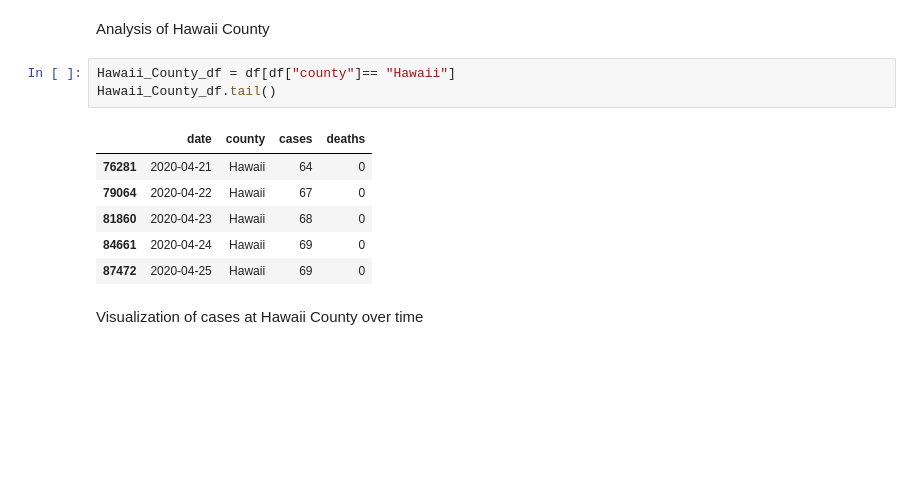
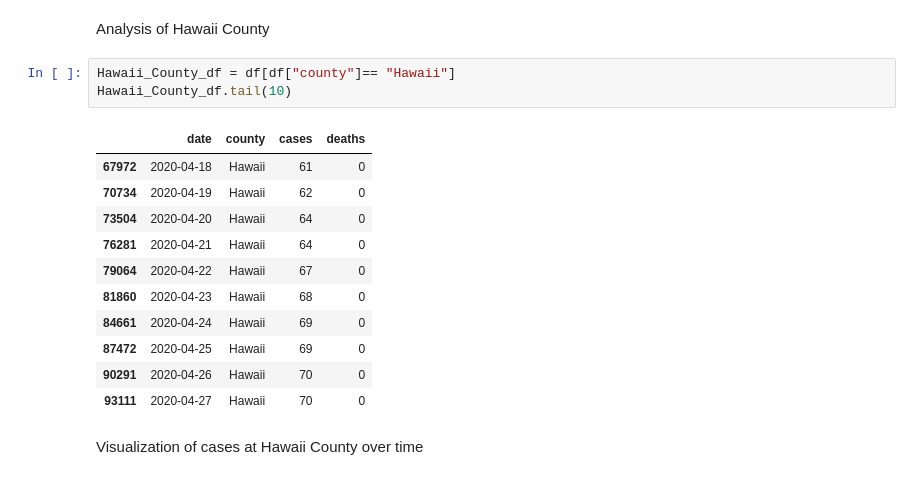
Before and after one commit to 5ft6/covid-19-Hawaii, a Jupyter notebook: Covid_19_Hawaii.ipynb, the cells around one changed output. Cells and saved outputs as stored; diff of their text form; blank space fills up the shorter version.

```diff
--- a/Covid_19_Hawaii.ipynb
+++ b/Covid_19_Hawaii.ipynb
@@ -310,14 +313,19 @@ ax.fig.subplots_adjust(wspace=.2)
 Analysis of Hawaii County
 # %%
 Hawaii_County_df = df[df["county"]== "Hawaii"]
-Hawaii_County_df.tail()
+Hawaii_County_df.tail(10)
 # %% [output]
 |  | date | county | cases | deaths |
+| 67972 | 2020-04-18 | Hawaii | 61 | 0 |
+| 70734 | 2020-04-19 | Hawaii | 62 | 0 |
+| 73504 | 2020-04-20 | Hawaii | 64 | 0 |
 | 76281 | 2020-04-21 | Hawaii | 64 | 0 |
 | 79064 | 2020-04-22 | Hawaii | 67 | 0 |
 | 81860 | 2020-04-23 | Hawaii | 68 | 0 |
 | 84661 | 2020-04-24 | Hawaii | 69 | 0 |
 | 87472 | 2020-04-25 | Hawaii | 69 | 0 |
+| 90291 | 2020-04-26 | Hawaii | 70 | 0 |
+| 93111 | 2020-04-27 | Hawaii | 70 | 0 |
 # %% [markdown]
 Visualization of cases at Hawaii County over time
 # %%
```
Also changed, not shown: parts of 20 cells of this notebook.
